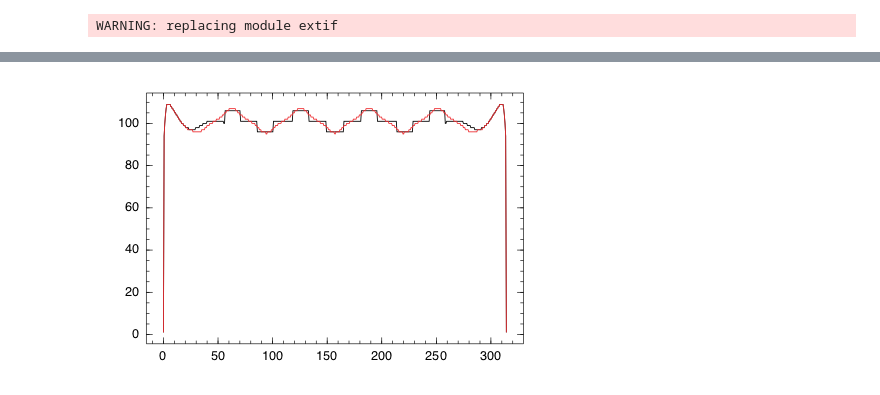
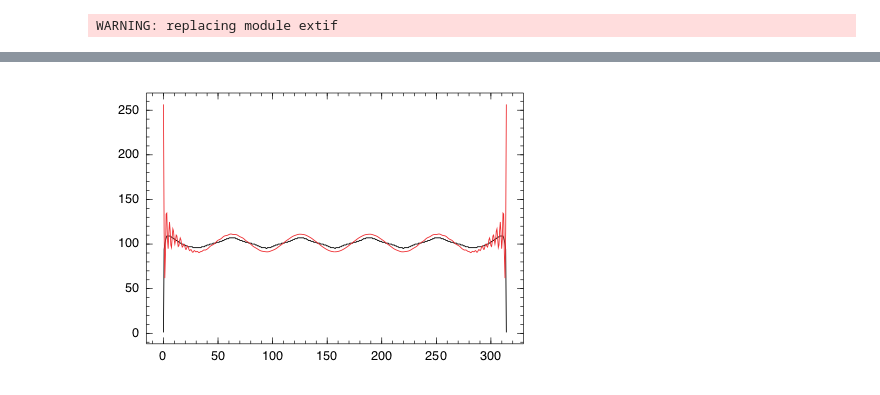
Before and after one commit to HajimeKawahara/juwvid, a Jupyter notebook: sample.ipynb, the cells around one changed output, grey strips where cells are left out. Saved outputs shown, nothing was run; the diff lists cells and outputs as text; code cells hidden in the pictures.

Commit message:
add extif

```diff
--- a/sample.ipynb
+++ b/sample.ipynb
@@ -89,6 +95,8 @@ indf=extif.maxif(tfr);
 # %%
 indfp=extif.maxif(tfrp);
+# %%
+indfpa=extif.aveif(tfrp);
 # %%
-display(plot(x,indf,x,indfp))
+display(plot(x,indfp,x,indfpa))
 # %% [output]
-[figure, old version]
+[figure, new version]
```
Also changed, not shown: parts of 3 cells of this notebook, 1 other file.
